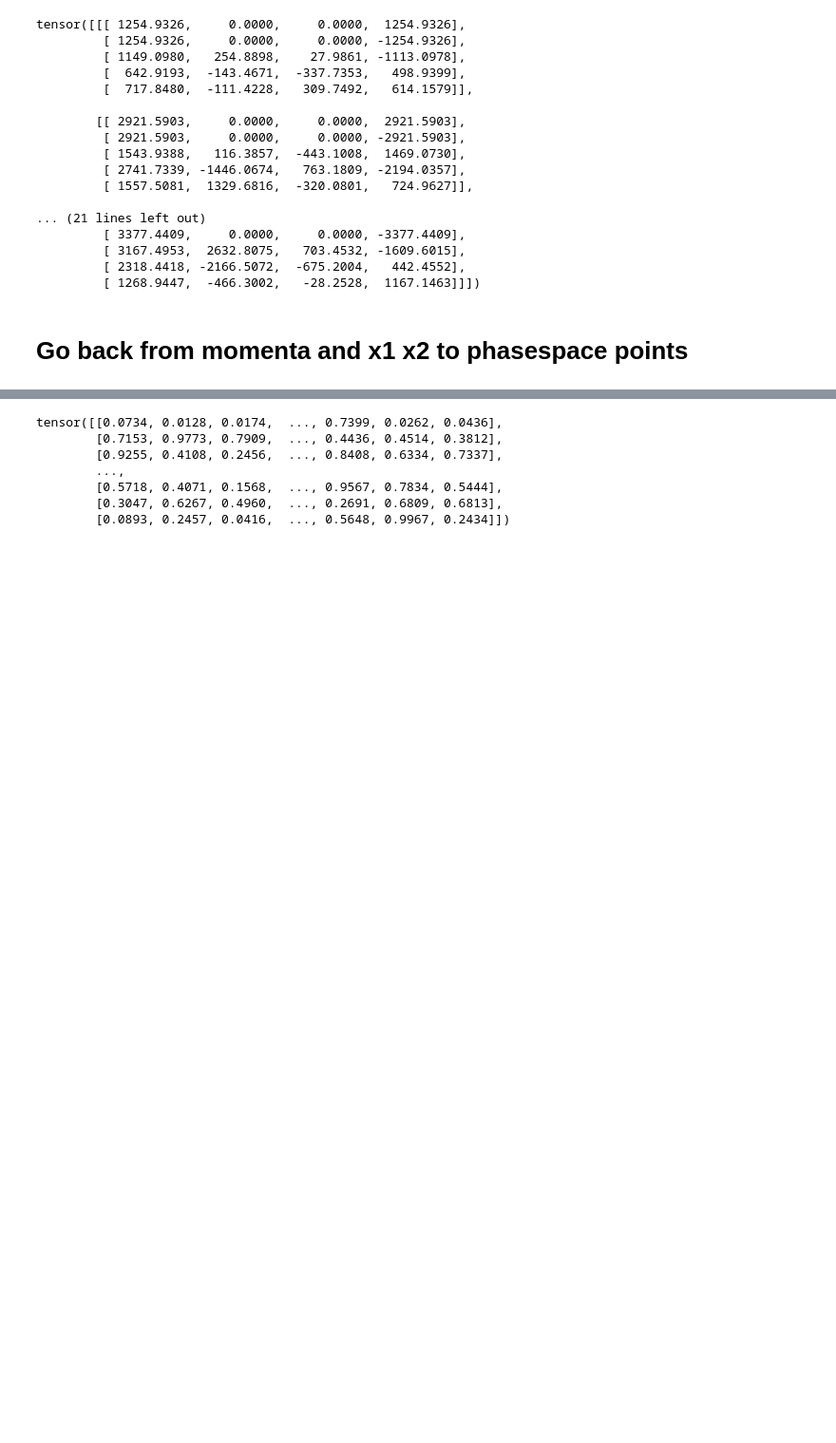
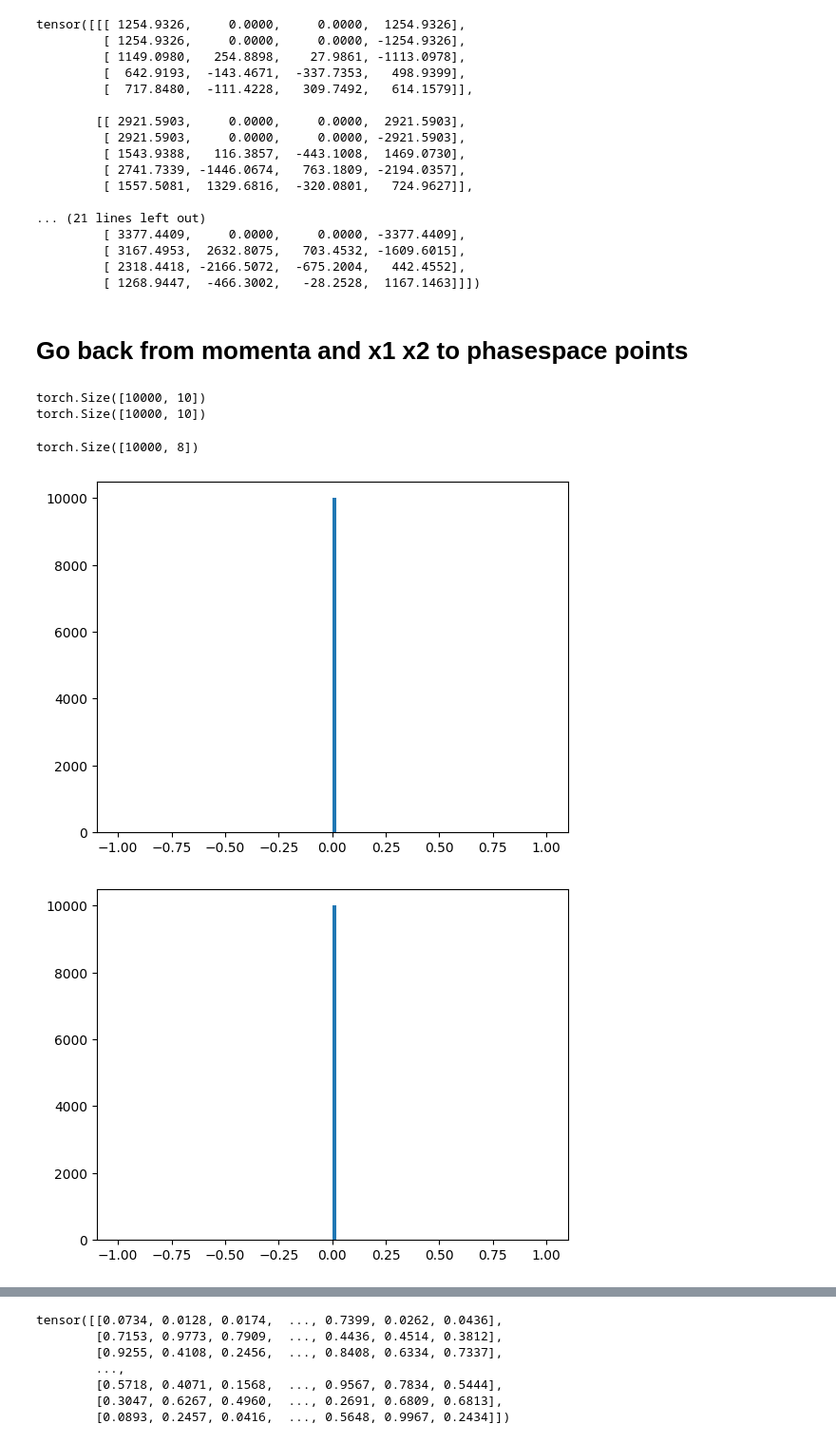
Before and after one commit to valsdav/MEMFlow, a Jupyter notebook: notebooks/RamboPartonConversion.ipynb, the cells around one changed output, grey strips where cells are left out. Shown at 95% size. Saved outputs shown, nothing was run; the diff lists cells and outputs as text; code cells hidden in the pictures; blank space fills up the shorter version.

Commit message:
Change RamboPartonConv for our new example

```diff
--- a/notebooks/RamboPartonConversion.ipynb
+++ b/notebooks/RamboPartonConversion.ipynb
@@ -98,6 +79,21 @@ tensor([[[ 1254.9326,     0.0000,     0.0000,  1254.9326],
 # %% [markdown]
 # Go back from momenta and x1 x2 to phasespace points
 # %%
-r = phasespace.get_ps_from_momenta(momenta, x1, x2)  #get from partons and
+PS, prob = phasespace.get_ps_from_momenta(momenta[:,2:], x1, x2)  #get from partons and
+print(PS.shape)
+print(points_out.shape)
+# %% [output]
+torch.Size([10000, 10])
+torch.Size([10000, 10])
+# %%
+r = phasespace.get_ps_from_momenta_correct(momenta, x1, x2)
+print(r.shape)
+# %% [output]
+torch.Size([10000, 8])
 # %%
-plt.hist(points_out - r, bins=100, range=(-1e-4, 1e-4))
+for i in range(8):
+    plt.hist(r[:,i].numpy() - PS[:,i].numpy(), bins=100, range=(-1,1))
+    plt.show()
+# %% [output]
+[figure, added]
+[figure, added]
```
Also changed, not shown: parts of 7 cells of this notebook.
